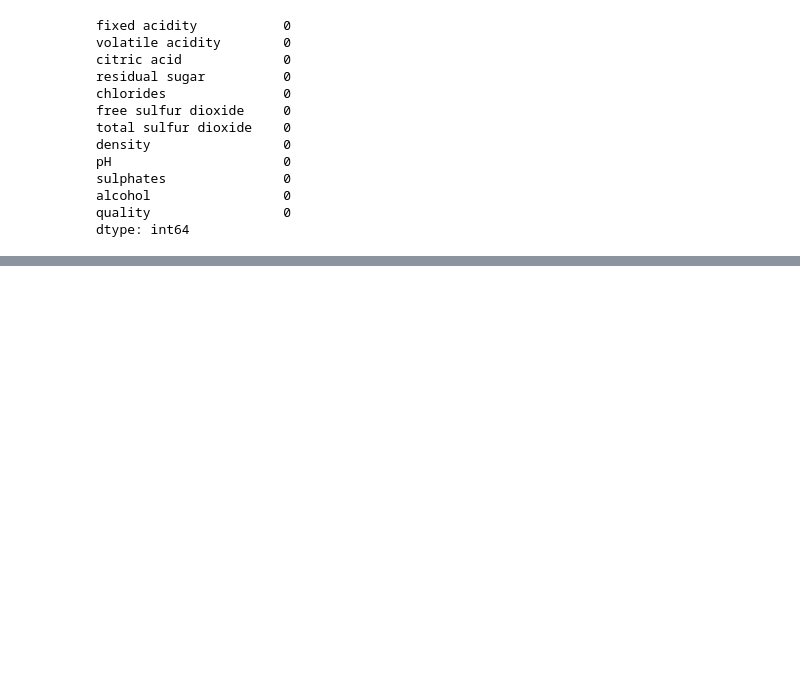
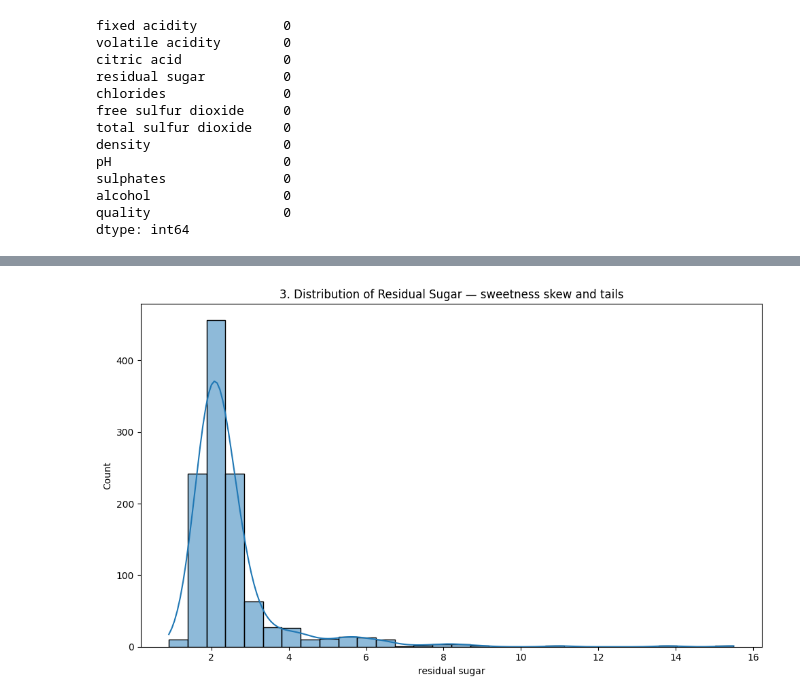
Before and after one commit to lukhi-laksh/Kaggle-Notebooks, a Jupyter notebook: Wine Quality/wine-quality-multilinear-regression.ipynb, the cells around one changed output, grey strips where cells are left out. Cells and saved outputs as stored; diff of their text form; code cells hidden in the pictures; blank space fills up the shorter version.

```diff
--- a/Wine Quality/wine-quality-multilinear-regression.ipynb
+++ b/Wine Quality/wine-quality-multilinear-regression.ipynb
@@ -67,0 +146,8 @@ np.int64(125)
+# %%
+fig = plt.figure(figsize=(10,6))
+sns.histplot(data=df, x='residual sugar', bins=30, kde=True)
+plt.title(f'{plot_no}. Distribution of Residual Sugar — sweetness skew and tails')
+show_fig()
+plot_no += 1
+# %% [output]
+[figure, added]
```
Also changed, not shown: parts of 43 cells of this notebook.
